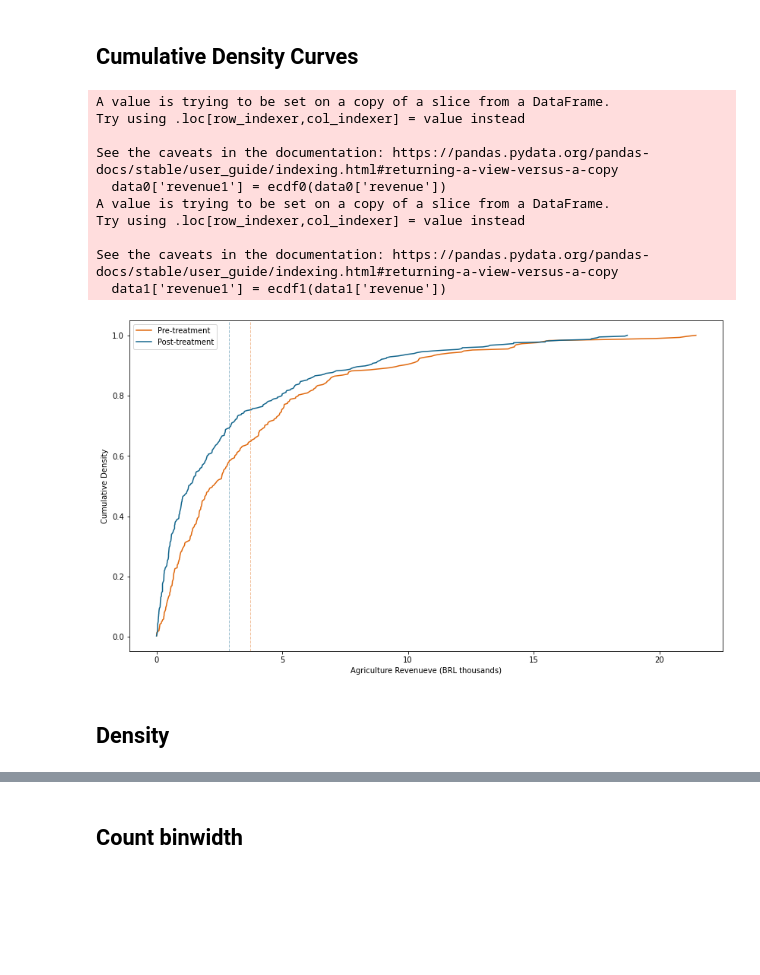
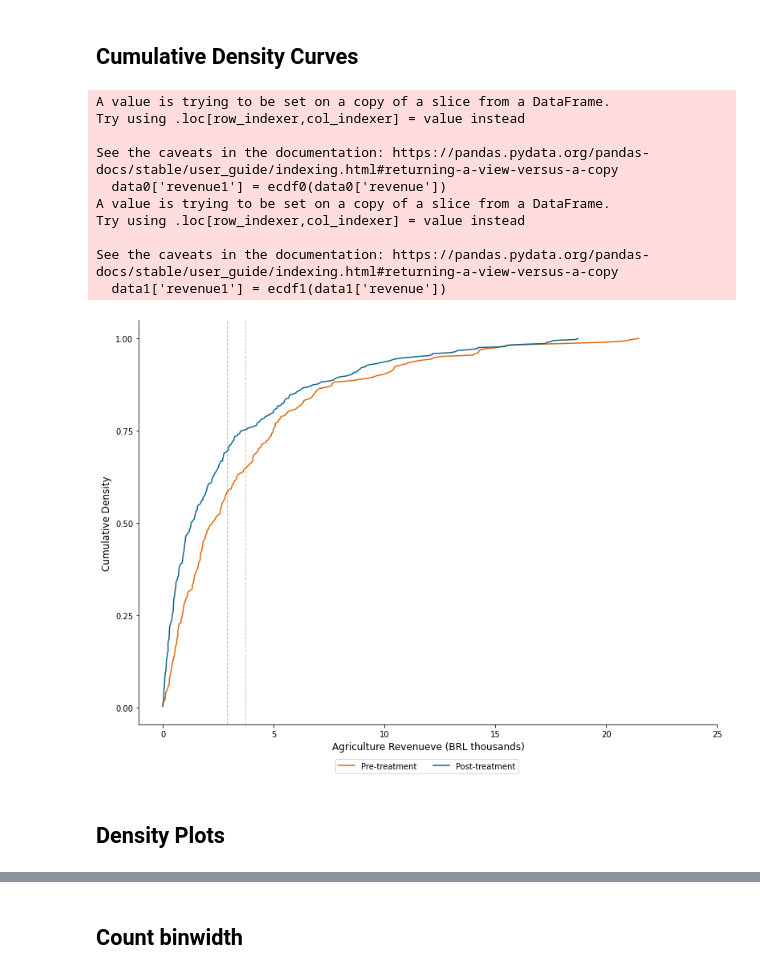
Before and after one commit to d2cml-ai/python_visual_library, a Jupyter notebook: python_notebooks/02_density.ipynb, the cells around one changed output, grey strips where cells are left out. Saved outputs shown, nothing was run; the diff lists cells and outputs as text; code cells hidden in the pictures; blank space fills up the shorter version.

Commit message:
Update Density plots

```diff
--- a/python_notebooks/02_density.ipynb
+++ b/python_notebooks/02_density.ipynb
@@ -16,42 +18,50 @@ data.sort_values(by = 'revenue', inplace = True)
 # %%
+## Plot
 
-fig = plt.figure()
-ax = fig.axvline
+fig = plt.figure(figsize = (10, 7), facecolor = "white")
 
+ax = fig.add_axes([.1, 1, 1, 1])
 data0 = data[data.post == 0]
 data1 = data[data.post == 1]
 
 ecdf0 =  ECDF(data0.revenue)
 ecdf1 =  ECDF(data1.revenue)
 
 colors = ["#e0680d", "#12658c"]
 
 data0['revenue1'] = ecdf0(data0['revenue'])
 data1['revenue1'] = ecdf1(data1['revenue'])
 
-# ax.spines('top').set_visible(True)
-base = plt.figure(figsize=(14, 8), facecolor="white")
+omit = ['top', 'right']
 
-plt.axvline(mean_revenue[1], linestyle = "--", color = colors[0], alpha = .4, lw = 1)
-plt.axvline(mean_revenue[0], linestyle = "--", color = colors[1], alpha = .4, lw = 1)
-plt.plot("revenue", "revenue1", data = data1, color = colors[0],label = "Pre-treatment")
-plt.plot("revenue", "revenue1", data = data0, color = colors[1],label = "Post-treatment")
-plt.legend()
-plt.xlabel("Agriculture Revenueve (BRL thousands)")
-plt.ylabel("Cumulative Density")
-plt.savefig("../figs/02density_01.png", dpi = 400)
+## Plot vertical lines
+ax.axvline(mean_revenue[1], linestyle = "--", color = colors[0], alpha = .4, lw = 1)
+ax.axvline(mean_revenue[0], linestyle = "--", color = colors[1], alpha = .4, lw = 1)
+## Plot cumulative density curves
+ax.plot("revenue", "revenue1", data = data1, color = colors[0],label = "Pre-treatment")
+ax.plot("revenue", "revenue1", data = data0, color = colors[1],label = "Post-treatment")
+## aesthetic
+### legend
+ax.legend( loc = (.34, -.12), ncol = 2)
+### Axis
+ax.set_xlabel("Agriculture Revenueve (BRL thousands)", size = 12)
+ax.set_ylabel("Cumulative Density", size = 12)
+ax.set_yticks(np.arange(0, 1.1, .25))
+ax.set_xticks(np.arange(0, 25.1, 5))
+ax.spines[omit].set_visible(False)
+# plt.savefig("../figs/02density_01.png", dpi = 400)
 # %% [output]
 A value is trying to be set on a copy of a slice from a DataFrame.
 Try using .loc[row_indexer,col_indexer] = value instead
 
 See the caveats in the documentation: https://pandas.pydata.org/pandas-docs/stable/user_guide/indexing.html#returning-a-view-versus-a-copy
   data0['revenue1'] = ecdf0(data0['revenue'])
 A value is trying to be set on a copy of a slice from a DataFrame.
 Try using .loc[row_indexer,col_indexer] = value instead
 
 See the caveats in the documentation: https://pandas.pydata.org/pandas-docs/stable/user_guide/indexing.html#returning-a-view-versus-a-copy
   data1['revenue1'] = ecdf1(data1['revenue'])
-[figure, old version]
+[figure, new version]
 # %% [markdown]
-## Density
+## Density Plots
 # %%
```
Also changed, not shown: parts of 17 cells of this notebook.
